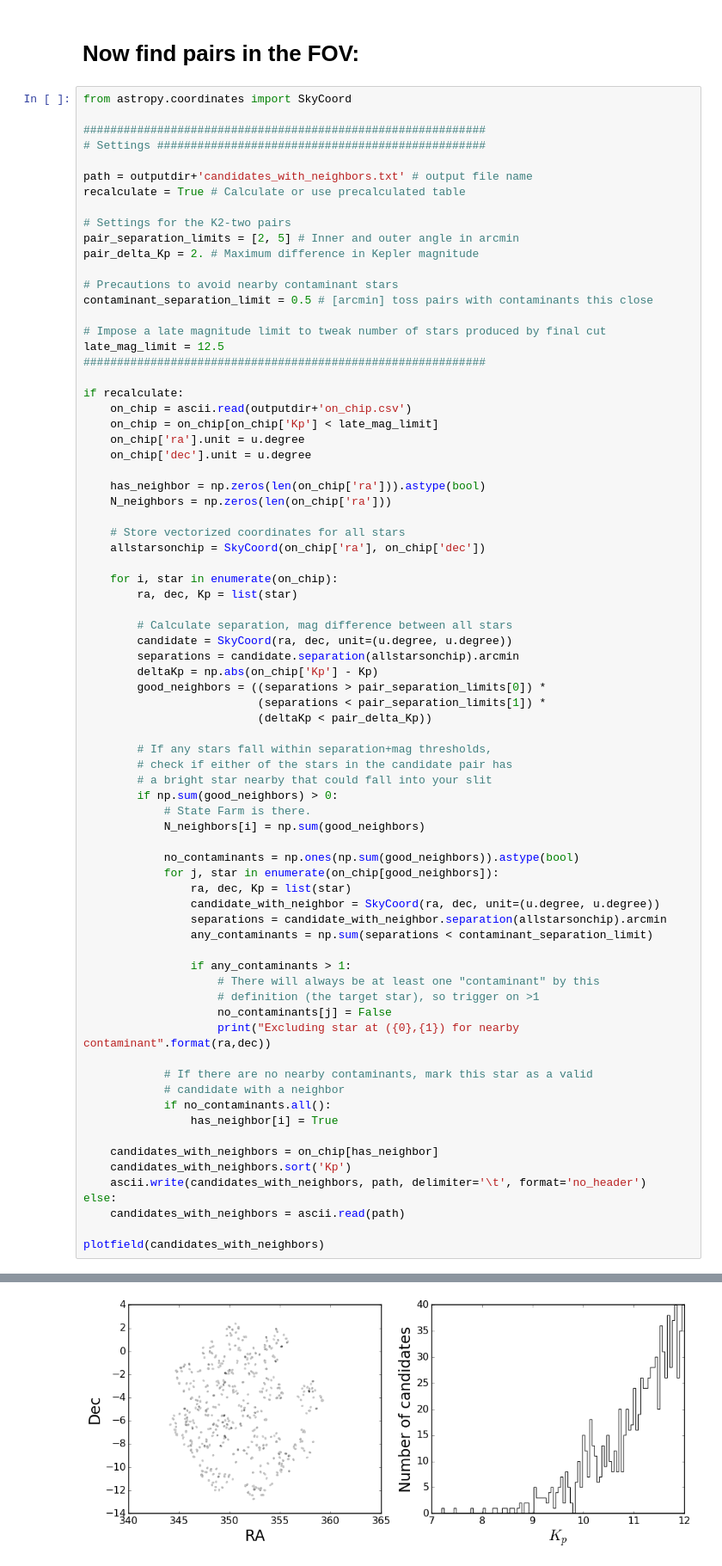
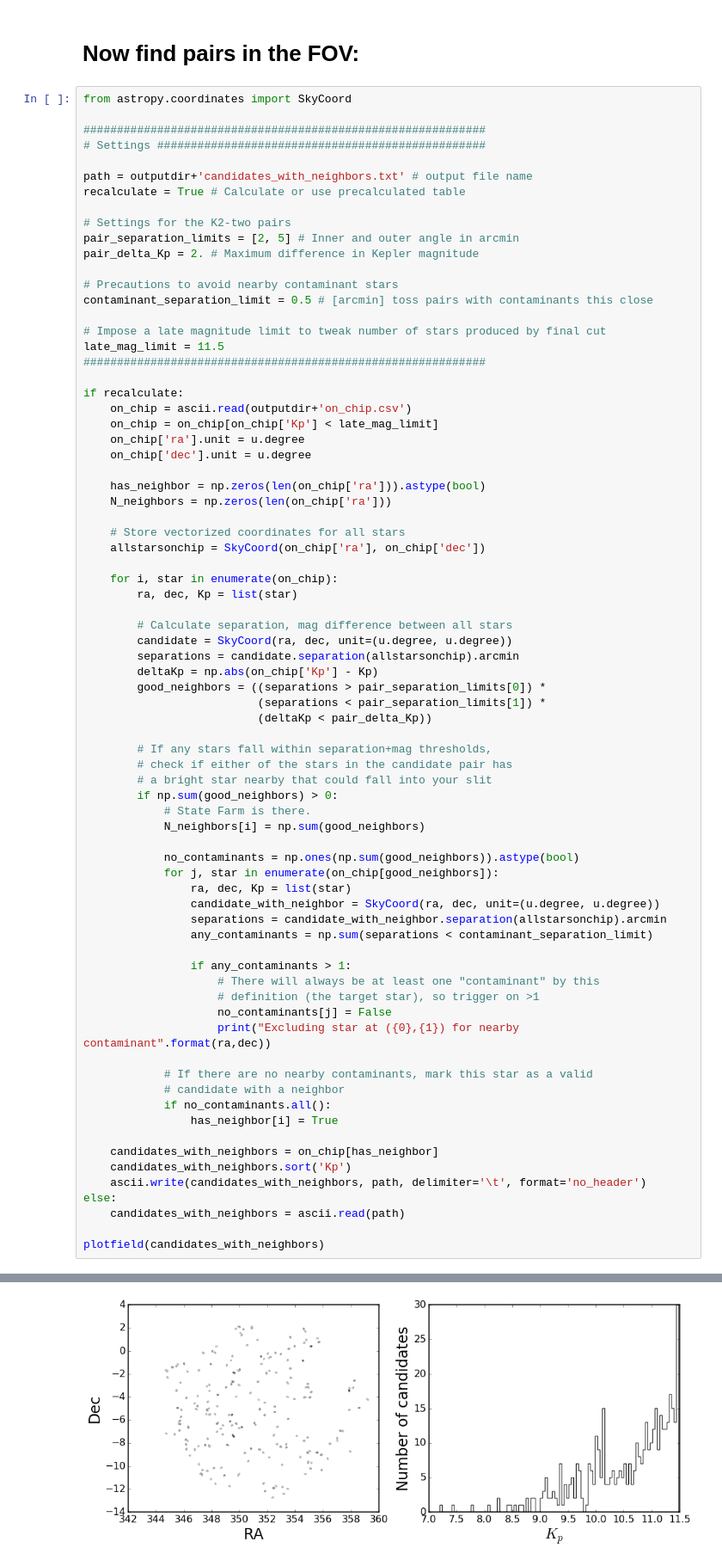
Before and after one commit to bmorris3/K2-twos, a Jupyter notebook: findtargets_campaign12.ipynb, the cells around one changed output, grey strips where cells are left out. Shown at 86% size. Saved outputs shown, nothing was run; the diff lists cells and outputs as text.

```diff
--- a/findtargets_campaign12.ipynb
+++ b/findtargets_campaign12.ipynb
@@ -172,7 +172,7 @@ pair_delta_Kp = 2. # Maximum difference in Kepler magnitude
 contaminant_separation_limit = 0.5 # [arcmin] toss pairs with contaminants this close
 
 # Impose a late magnitude limit to tweak number of stars produced by final cut
-late_mag_limit = 12.5
+late_mag_limit = 11.5
 ############################################################
 
 if recalculate:
@@ -251,4 +251,4 @@ Excluding star at (358.228926,-3.476846) for nearby contaminant
-[figure, old version]
+[figure, new version]
 # %%
 fig, ax = plt.subplots()
 ax.hist(N_neighbors, histtype='stepfilled', log=True,
```
Also changed, not shown: parts of 4 cells of this notebook, 1 other file.
